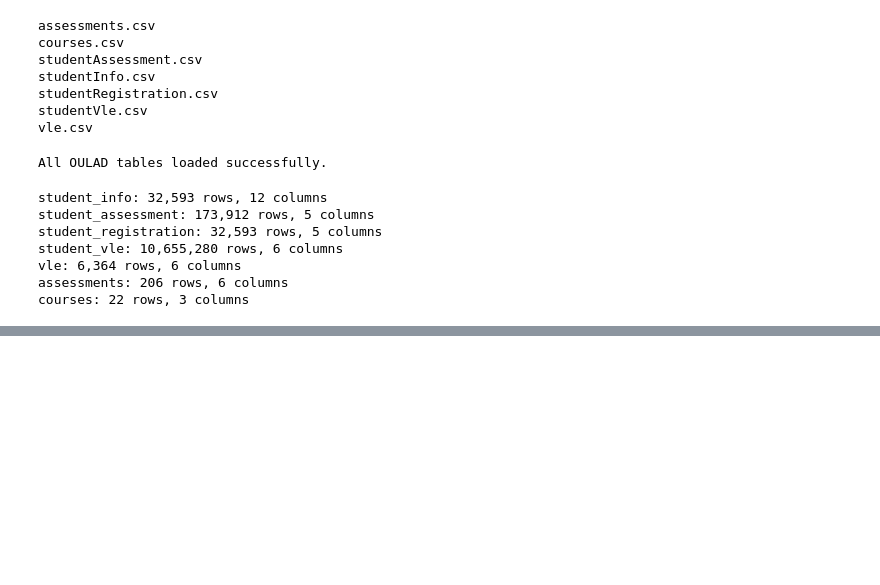
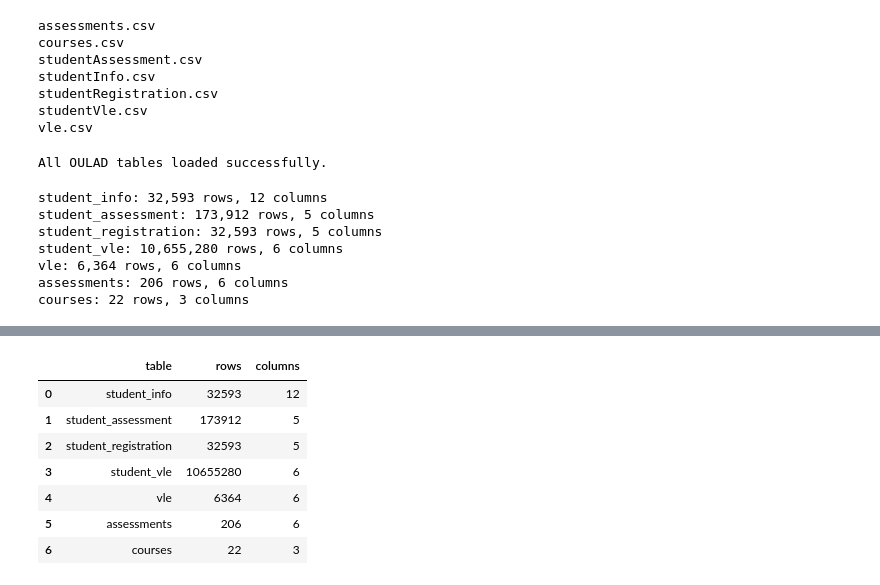
Before and after one commit to maverick8675309/seaid-framework, a Jupyter notebook: Notebooks/01_data_exploration.ipynb, the cells around one changed output, grey strips where cells are left out. Drawn from its saved outputs; the diff is of its cells as text; code cells hidden in the pictures; blank space fills up the shorter version.

```diff
--- a/Notebooks/01_data_exploration.ipynb
+++ b/Notebooks/01_data_exploration.ipynb
@@ -198,0 +249,19 @@ courses: 22 rows, 3 columns
+# %%
+table_summary = pd.DataFrame(
+    {
+        "table": list(tables.keys()),
+        "rows": [df.shape[0] for df in tables.values()],
+        "columns": [df.shape[1] for df in tables.values()]
+    }
+)
+
+table_summary
+# %% [output]
+|  | table | rows | columns |
+| 0 | student_info | 32593 | 12 |
+| 1 | student_assessment | 173912 | 5 |
+| 2 | student_registration | 32593 | 5 |
+| 3 | student_vle | 10655280 | 6 |
+| 4 | vle | 6364 | 6 |
+| 5 | assessments | 206 | 6 |
+| 6 | courses | 22 | 3 |
```
Also changed, not shown: parts of 6 cells of this notebook.
